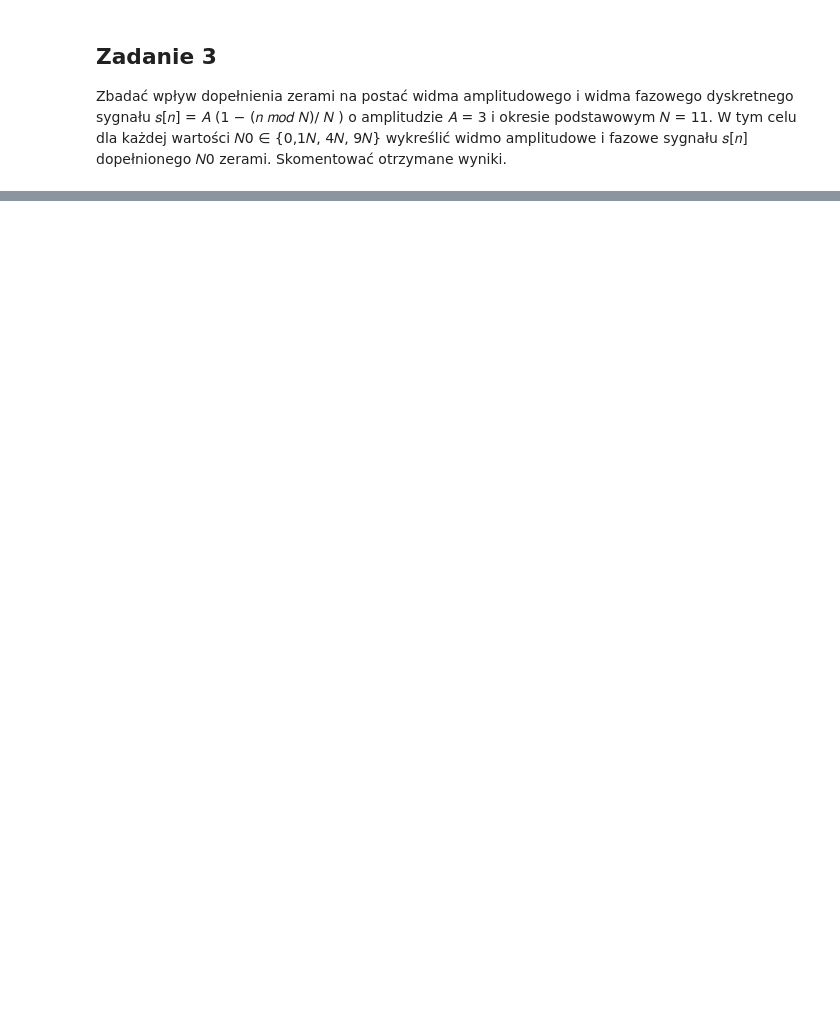
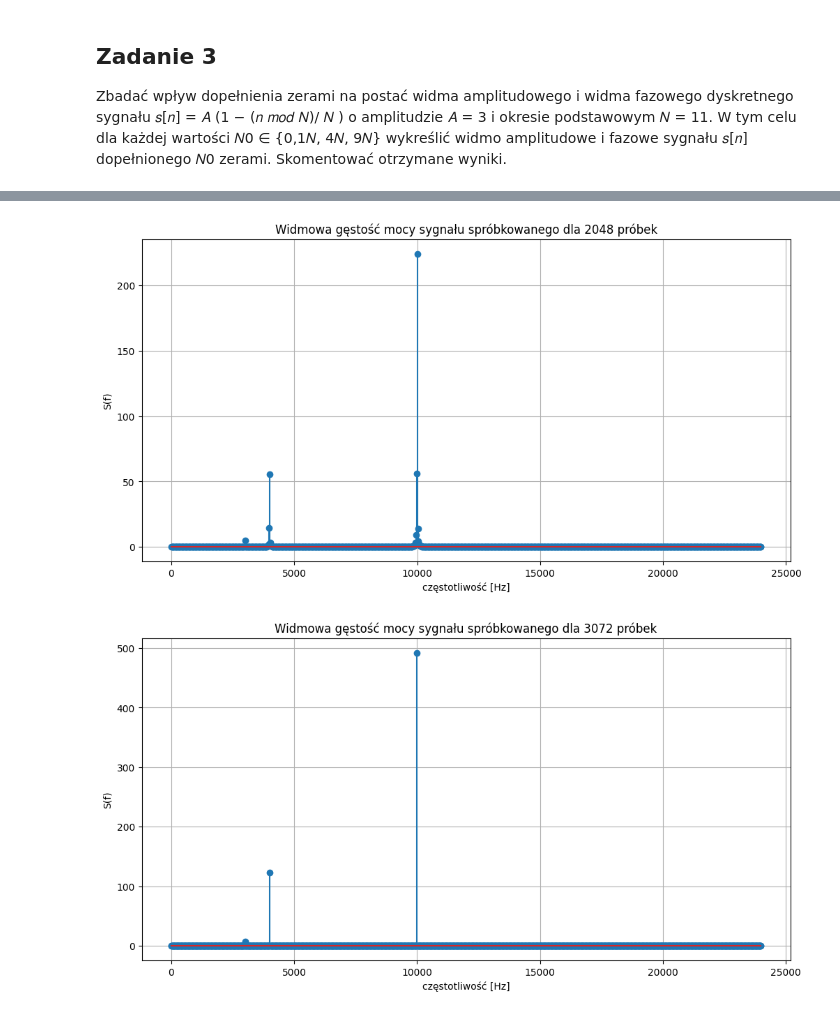
Before and after one commit to alewand/wmm-exercises, a Jupyter notebook: exercise-1/107_Żelazko_Lewandowski.ipynb, the cells around one changed output, grey strips where cells are left out. Saved outputs shown, nothing was run; the diff lists cells and outputs as text; code cells hidden in the pictures; blank space fills up the shorter version.

```diff
--- a/exercise-1/107_Żelazko_Lewandowski.ipynb
+++ b/exercise-1/107_Żelazko_Lewandowski.ipynb
@@ -54,0 +63,38 @@ main()
+# %%
+#deklaracja stałych zgodnie z treścią zadania
+a1 = 0.1
+a2 = 0.4
+a3 = 0.8
+f1 = 3000
+f2 = 4000
+f3 = 10000
+fs = 48000
+N1 = 2048
+#funkcja signal generuje sygnał spróbkowany
+def signal(N):
+    time = np.arange(0, N)/fs
+    signal = a1 * np.sin(2*np.pi*time*f1) + a2 * np.sin(2*np.pi*time*f2) + a3 * np.sin(2*np.pi*time*f3)
+    return(signal)
+
+#funkcja plot rysuje wykres widmowej gęstość mocy sygnału spróbkowanego dla zadanego n
+def plot(N):
+    s = signal(N)
+    X = np.fft.fft(s)
+    #filtorwanie malych liczb
+    for xi in X:
+        if (xi.imag < 1e-10 or xi.real < 1e-10):
+            xi = 0
+    density = abs(X ** 2 / N) # widmowa gęstość mocy
+    freq = np.fft.fftfreq(N, 1 / fs)
+    plt.figure(figsize=(12, 6))
+    plt.stem(freq[:N//2], density[:N//2])
+    plt.title(f"Widmowa gęstość mocy sygnału spróbkowanego dla {N} próbek")
+    plt.xlabel("częstotliwość [Hz]")
+    plt.ylabel("S(f)")
+    plt.grid(True)
+
+plot(N1)
+plot(int(N1*3/2))
+# %% [output]
+[figure, added]
+[figure, added]
```
Also changed, not shown: parts of 3 cells of this notebook.
